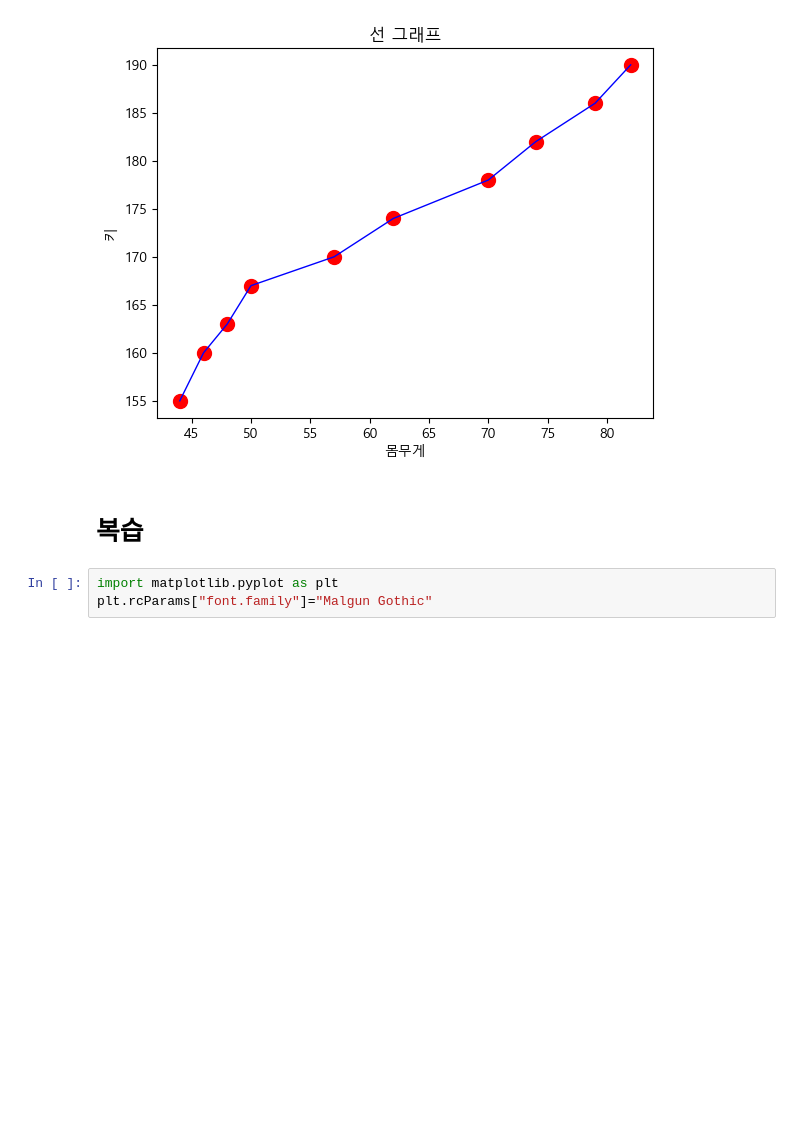
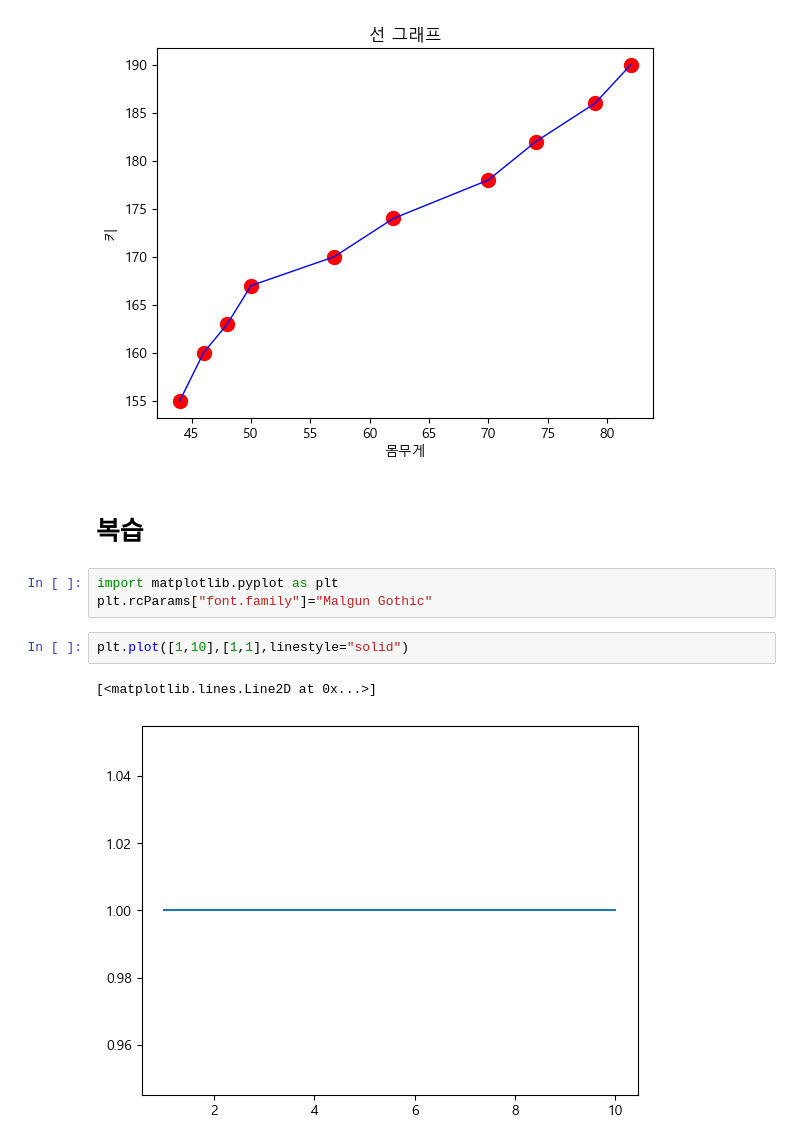
Before and after one commit to eunzzae/python_study, a Jupyter notebook: 230501_Python_연습_6.1 matplotlib으로 그래프 그리기.ipynb, the cells around one changed output. Cells and saved outputs as stored; diff of their text form; blank space fills up the shorter version.

```diff
--- a/230501_Python_연습_6.1 matplotlib으로 그래프 그리기.ipynb
+++ b/230501_Python_연습_6.1 matplotlib으로 그래프 그리기.ipynb
@@ -131,8 +131,13 @@ plt.scatter(weight,height, color="red",s=100)
 plt.show()
 # %% [output]
 [figure]
-# %% [markdown]
-# 복습
-# %%
-import matplotlib.pyplot as plt
-plt.rcParams["font.family"]="Malgun Gothic"
+# %% [markdown]
+# 복습
+# %%
+import matplotlib.pyplot as plt
+plt.rcParams["font.family"]="Malgun Gothic"
+# %%
+plt.plot([1,10],[1,1],linestyle="solid")
+# %% [output]
+[<matplotlib.lines.Line2D at 0x...>]
+[figure, added]
```
Also changed, not shown: parts of 6 cells of this notebook.
